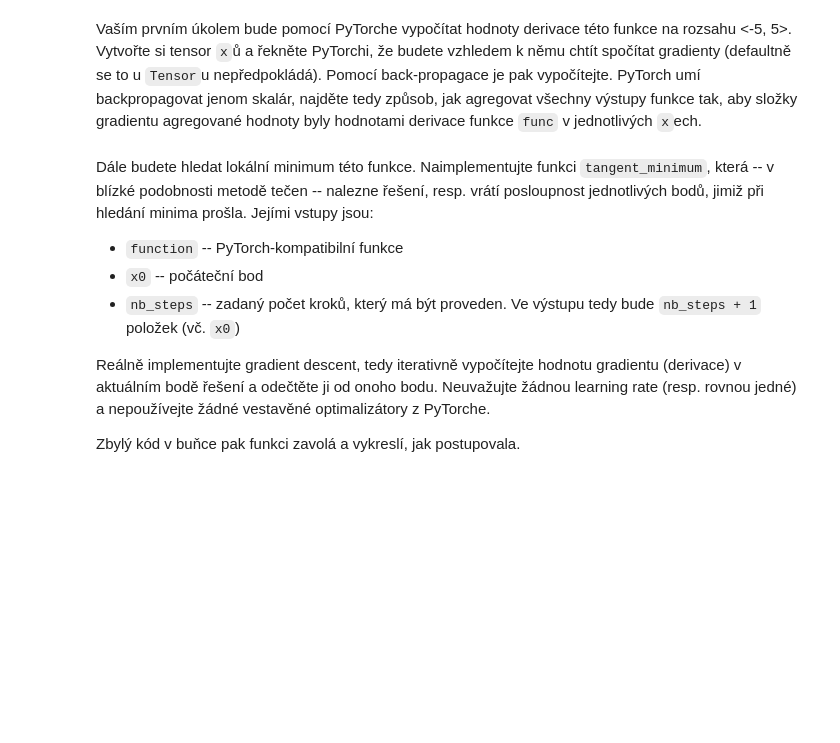
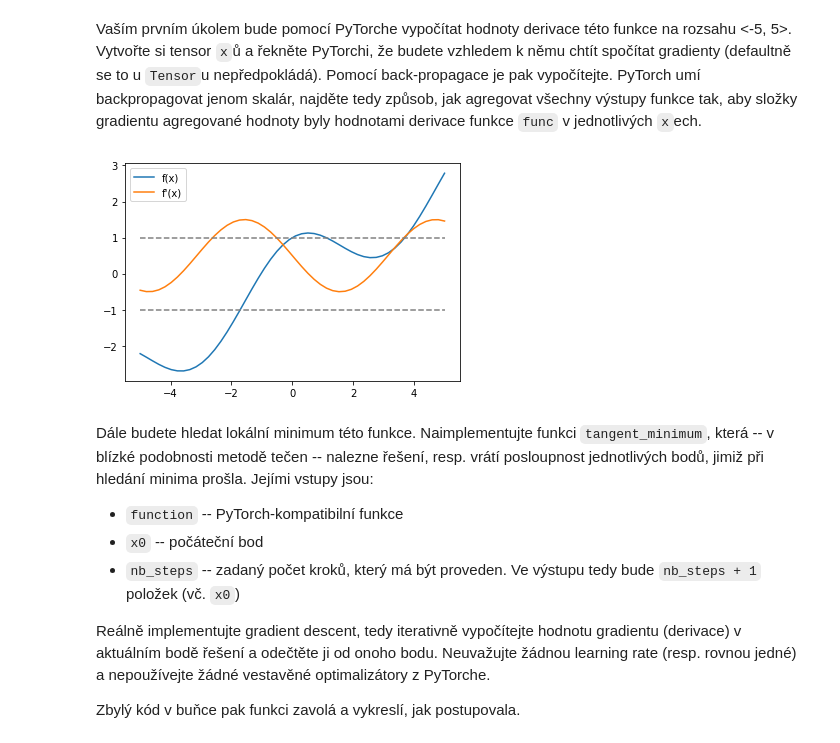
Before and after one commit to svobodovaLucie/SUI-project3, a Jupyter notebook: zadani.ipynb, the cells around one changed output. Saved outputs shown, nothing was run; the diff lists cells and outputs as text; code cells hidden in the pictures; blank space fills up the shorter version.

```diff
--- a/zadani.ipynb
+++ b/zadani.ipynb
@@ -27,16 +29,20 @@ Vytvořte si tensor `x`ů a řekněte PyTorchi, že budete vzhledem k němu cht
 Pomocí back-propagace je pak vypočítejte.
 PyTorch umí backpropagovat jenom skalár, najděte tedy způsob, jak agregovat všechny výstupy funkce tak, aby složky gradientu agregované hodnoty byly hodnotami derivace funkce `func` v jednotlivých `x`ech.
 # %%
-xs = None
+# xs = None
+xs = torch.tensor(np.linspace(-5, 5, 50), requires_grad=True)
 fs = func(xs)
-pass
+# pass
+fs.sum().backward()
 
 plt.plot(xs.detach(), fs.detach(), label="f(x)")
 plt.plot(xs.detach(), xs.grad, label="f'(x)")
 plt.plot(xs.detach(),  1 * np.ones(xs.shape[0]), color='gray', linestyle='--')
 plt.plot(xs.detach(), -1 * np.ones(xs.shape[0]), color='gray', linestyle='--')
 plt.legend(loc="upper left")
 plt.show()
+# %% [output]
+[figure, added]
 # %% [markdown]
 Dále budete hledat lokální minimum této funkce.
 Naimplementujte funkci `tangent_minimum`, která -- v blízké podobnosti metodě tečen -- nalezne řešení, resp. vrátí posloupnost jednotlivých bodů, jimiž při hledání minima prošla.
```
Also changed, not shown: parts of 9 cells of this notebook.
